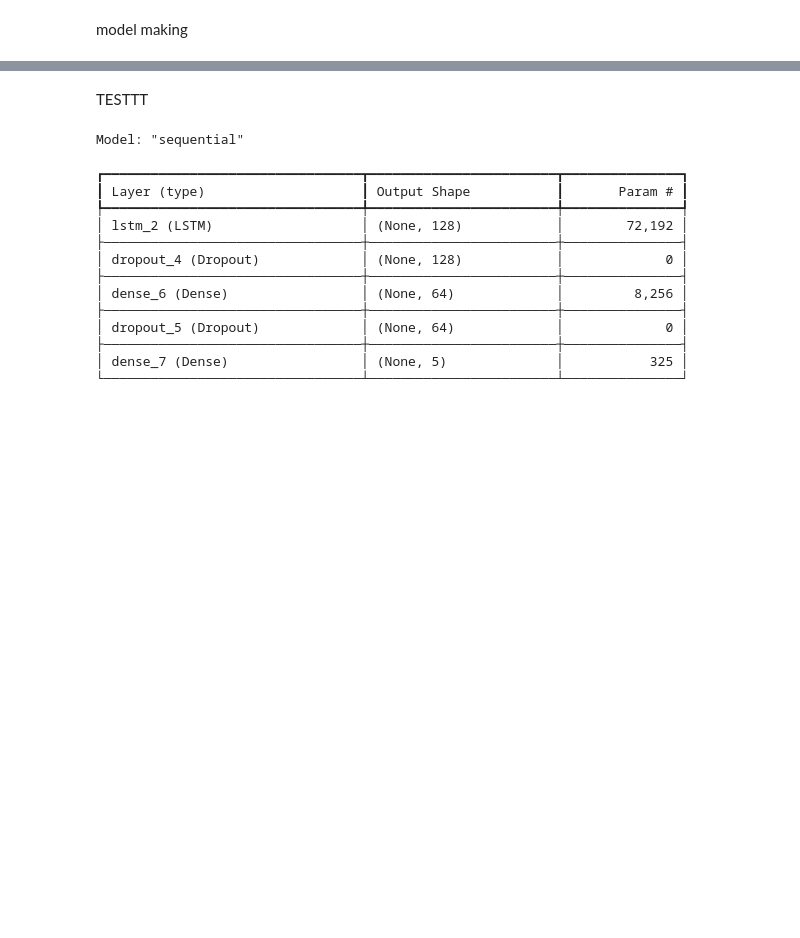
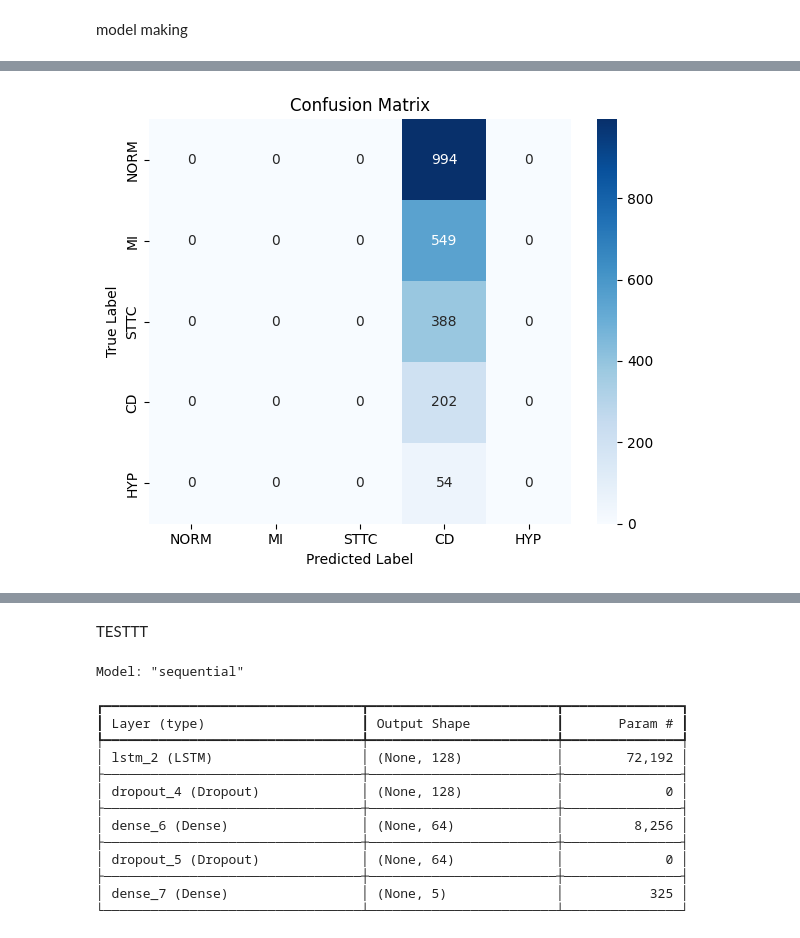
Before and after one commit to NugrohoRahmanto/TugasAkhir-Thesis, a Jupyter notebook: cnn-lstm.ipynb, the cells around one changed output, grey strips where cells are left out. Saved outputs shown, nothing was run; the diff lists cells and outputs as text; code cells hidden in the pictures; blank space fills up the shorter version.

```diff
--- a/cnn-lstm.ipynb
+++ b/cnn-lstm.ipynb
@@ -291,0 +201,29 @@ weighted avg       0.03      0.17      0.05     24257
+# %%
+import matplotlib.pyplot as plt
+import numpy as np
+from sklearn.metrics import confusion_matrix
+import seaborn as sns
+
+# Pastikan y_true dan y_pred sudah didefinisikan, dan label_names di-set
+label_names = ['NORM', 'MI', 'STTC', 'CD', 'HYP']  # sesuaikan dengan label Anda
+loss, acc = model.evaluate(X_test_feat, y_test, verbose=0)
+print(f"Test Loss : {loss:.4f}")
+print(f"Test Accuracy : {acc:.4f}")
+from sklearn.metrics import confusion_matrix, classification_report
+import numpy as np
+
+# Prediksi label kelas
+y_pred_prob = model.predict(X_test_feat)
+y_pred = np.argmax(y_pred_prob, axis=1)
+y_true = np.argmax(y_test, axis=1)
+cm = confusion_matrix(y_true, y_pred)
+
+plt.figure(figsize=(6,5))
+sns.heatmap(cm, annot=True, fmt='d', cmap='Blues',
+            xticklabels=label_names, yticklabels=label_names)
+plt.xlabel('Predicted Label')
+plt.ylabel('True Label')
+plt.title('Confusion Matrix')
+plt.tight_layout()
+plt.show()
+# %% [output]
@@ -291,0 +233 @@ weighted avg       0.03      0.17      0.05     24257
+[figure, added]
```
Also changed, not shown: parts of 13 cells of this notebook, 4 other files.
